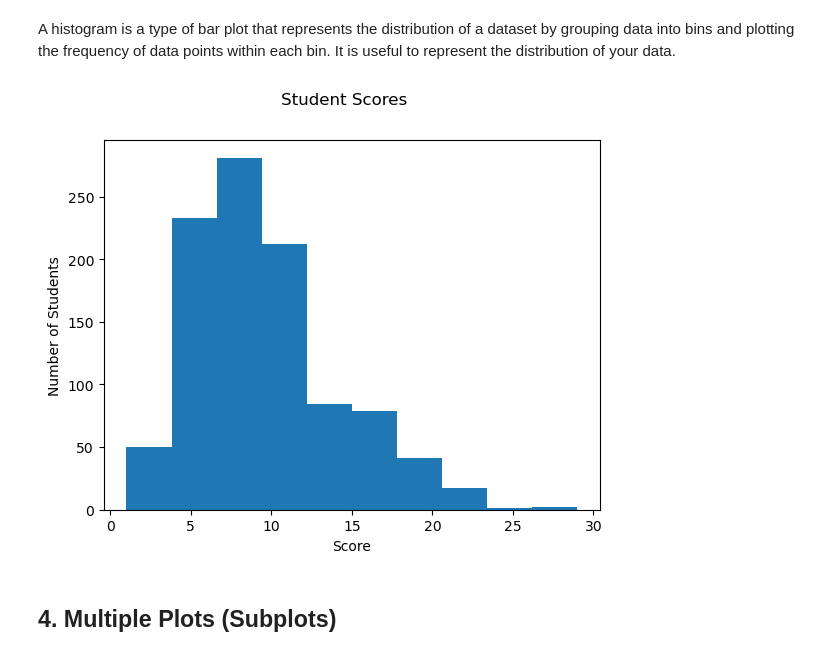
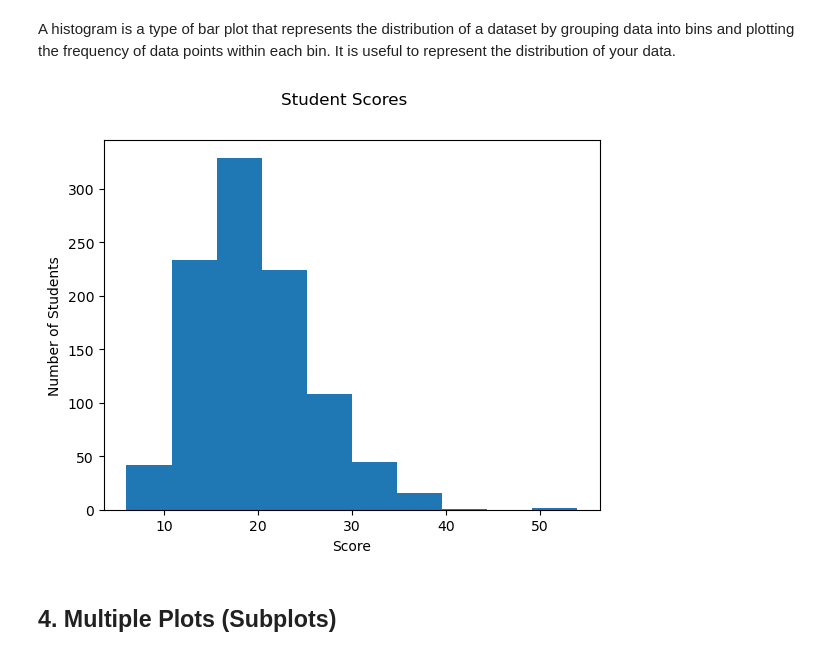
Before and after one commit to odinhg/inf264-python-crash-course, a Jupyter notebook: notebooks/matplotlib_001.ipynb, the cells around one changed output. Drawn from its saved outputs; the diff is of its cells as text; code cells hidden in the pictures.

```diff
--- a/notebooks/matplotlib_001.ipynb
+++ b/notebooks/matplotlib_001.ipynb
@@ -94,16 +94,16 @@ plt.show()
 A histogram is a type of bar plot that represents the distribution of a dataset by grouping data into bins and plotting the frequency of data points within each bin. It is useful to represent the distribution of your data.
 # %%
 # Create random dummy data
-data = np.random.chisquare(10, size=(1000, )).astype(np.int_)
+data = np.random.chisquare(20, size=(1000, )).astype(np.int_)
 
 # Plot histogram visualizing the data
 plt.suptitle("Student Scores")
 plt.xlabel("Score")
 plt.ylabel("Number of Students")
 plt.hist(data)
 plt.show()
 # %% [output]
-[figure, old version]
+[figure, new version]
 # %% [markdown]
 ## 4. Multiple Plots (Subplots)
 # %% [markdown]
```
Also changed, not shown: parts of 11 cells of this notebook, 14 other files.
